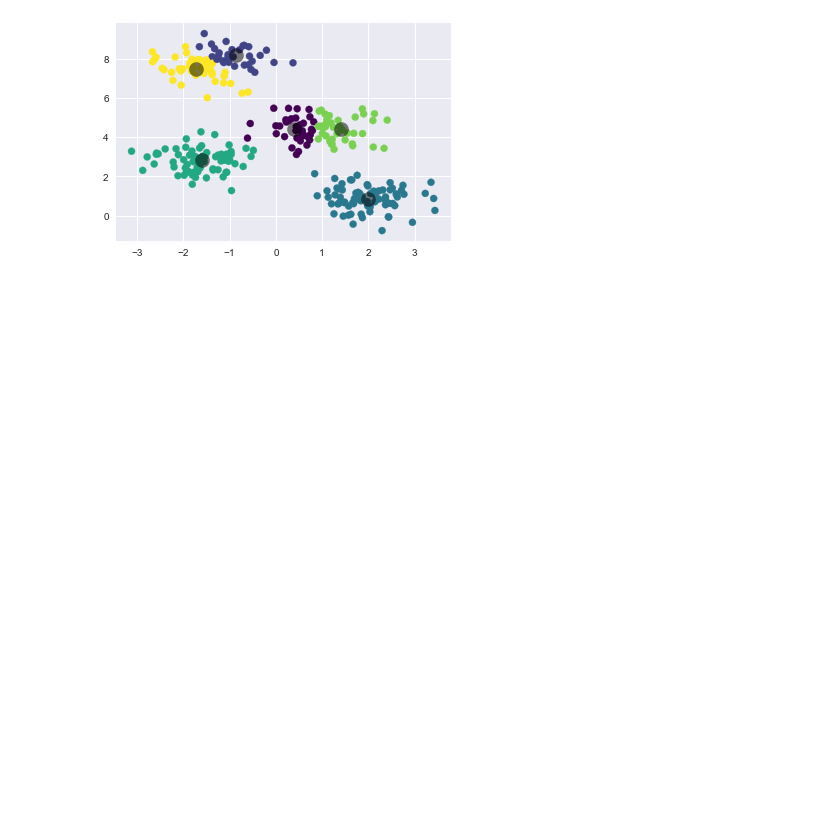
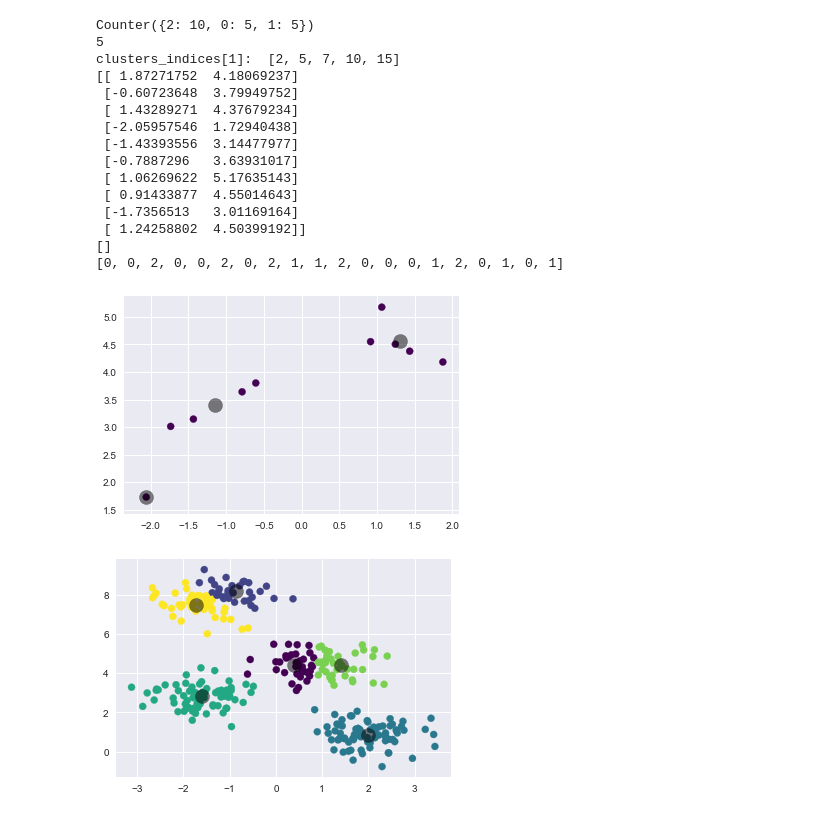
Before and after one commit to asdfertyy/project, a Jupyter notebook: fcommunity/accounts/templates/accounts/Untitled.ipynb, the cells around one changed output. Drawn from its saved outputs; the diff is of its cells as text; code cells hidden in the pictures; blank space fills up the shorter version.

```diff
--- a/fcommunity/accounts/templates/accounts/Untitled.ipynb
+++ b/fcommunity/accounts/templates/accounts/Untitled.ipynb
@@ -24,3 +30,56 @@ plt.scatter(centers[:, 0], centers[:, 1], c='black', s=200, alpha=0.5);
+# %%
+from collections import Counter, defaultdict
+print(Counter(kmeans.labels_))
+print Counter(kmeans.labels_)[0]
+
+clusters_indices = defaultdict(list)
+for index, c  in enumerate(kmeans.labels_):
+    clusters_indices[c].append(index)
+print"clusters_indices[1]: ", clusters_indices[1]
+finalIndices = [0]*20
+noMatchPoints = []
+count = 1
+for i in range (0, 3):
+    if Counter(kmeans.labels_)[i] > 5:
+        newList = []
+        for j in clusters_indices[i]:
+            currPoint = (X[j][0], X[j][1])
+            newList.append(currPoint)
+        arrayList = np.array(newList)
+        print arrayList
+    elif Counter(kmeans.labels_)[i] < 3:
+        noMatchPoints.extend(clusters_indices[i])
+    else:
+        for j in clusters_indices[i]:
+            finalIndices[j] = count
+        count += 1
+print noMatchPoints
+print finalIndices
+kmeans1 = KMeans(n_clusters=3)
+kmeans1.fit(arrayList)
+y_kmeans1 = kmeans.predict(arrayList)
+
+plt.scatter(arrayList[:, 0], arrayList[:, 1], c=y_kmeans1, s=50, cmap='viridis')
+
+centers = kmeans1.cluster_centers_
+plt.scatter(centers[:, 0], centers[:, 1], c='black', s=200, alpha=0.5);
+# %% [output]
+Counter({2: 10, 0: 5, 1: 5})
+5
+clusters_indices[1]:  [2, 5, 7, 10, 15]
+[[ 1.87271752  4.18069237]
+ [-0.60723648  3.79949752]
+ [ 1.43289271  4.37679234]
+ [-2.05957546  1.72940438]
+ [-1.43393556  3.14477977]
+ [-0.7887296   3.63931017]
+ [ 1.06269622  5.17635143]
+ [ 0.91433877  4.55014643]
+ [-1.7356513   3.01169164]
+ [ 1.24258802  4.50399192]]
+[]
+[0, 0, 2, 0, 0, 2, 0, 2, 1, 1, 2, 0, 0, 0, 1, 2, 0, 1, 0, 1]
+[figure, added]
 # %%
 kmeans1 = KMeans(n_clusters=6)
 kmeans1.fit(X)
```
Also changed, not shown: parts of 8 cells of this notebook, 24 other files.
